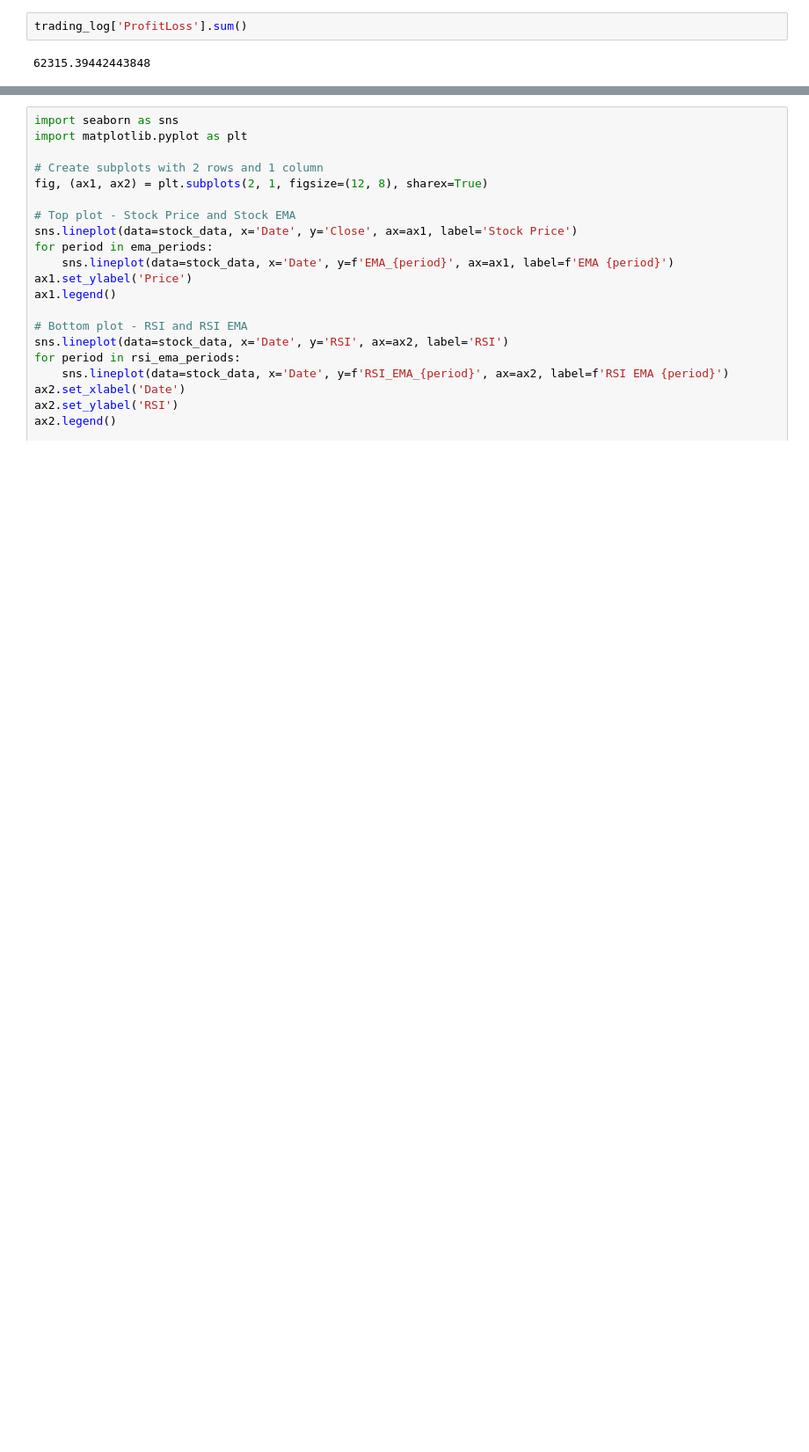
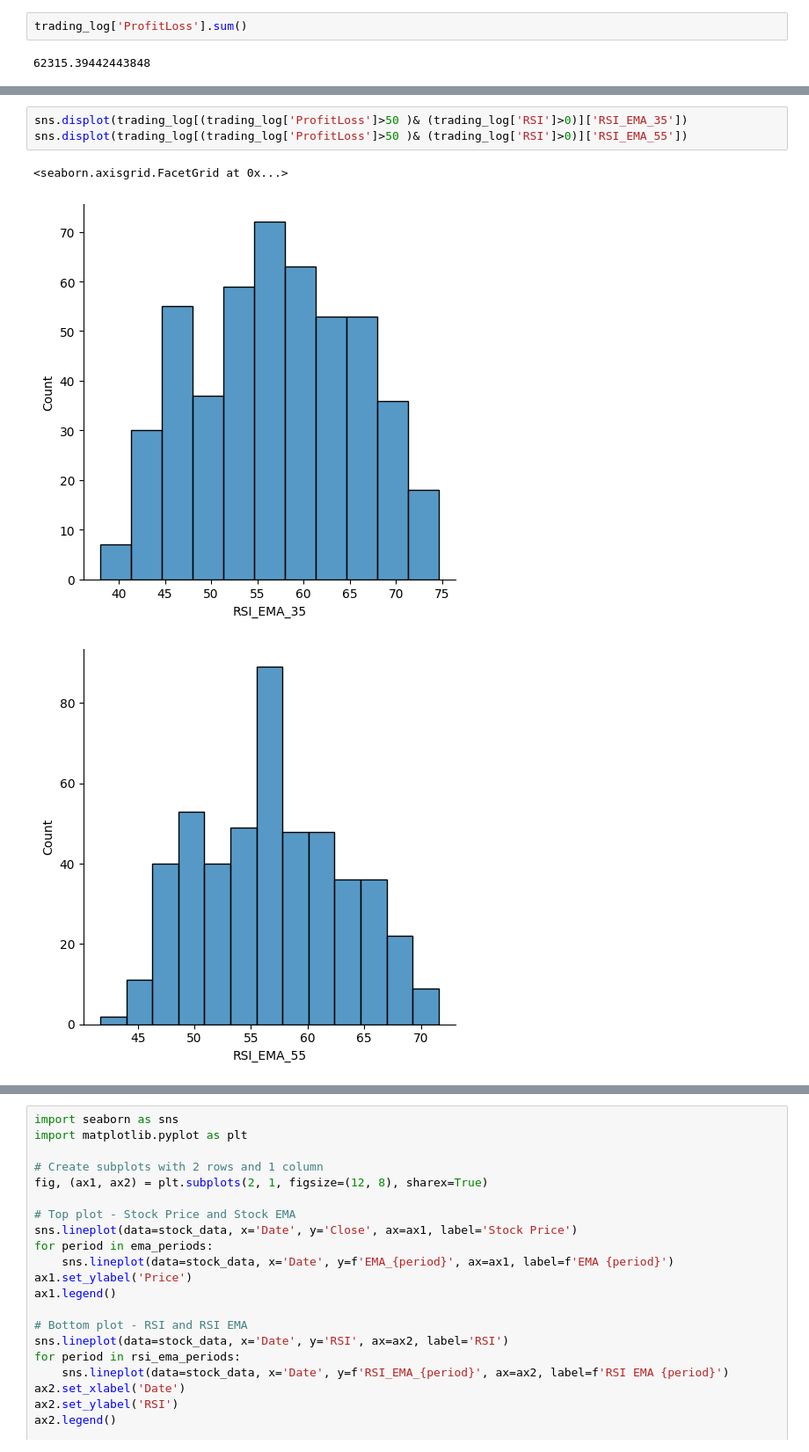
Before and after one commit to kalepravinkumars/RSI_MA_NSE, a Jupyter notebook: ITR_1.ipynb, the cells around one changed output, grey strips where cells are left out. Shown at 88% size. Cells and saved outputs as stored; diff of their text form; blank space fills up the shorter version.

```diff
--- a/ITR_1.ipynb
+++ b/ITR_1.ipynb
@@ -101,0 +120,7 @@ trading_log['ProfitLoss'].sum()
+# %%
+sns.displot(trading_log[(trading_log['ProfitLoss']>50 )& (trading_log['RSI']>0)]['RSI_EMA_35'])
+sns.displot(trading_log[(trading_log['ProfitLoss']>50 )& (trading_log['RSI']>0)]['RSI_EMA_55'])
+# %% [output]
+<seaborn.axisgrid.FacetGrid at 0x...>
+[figure, added]
+[figure, added]
```
Also changed, not shown: parts of 8 cells of this notebook.
